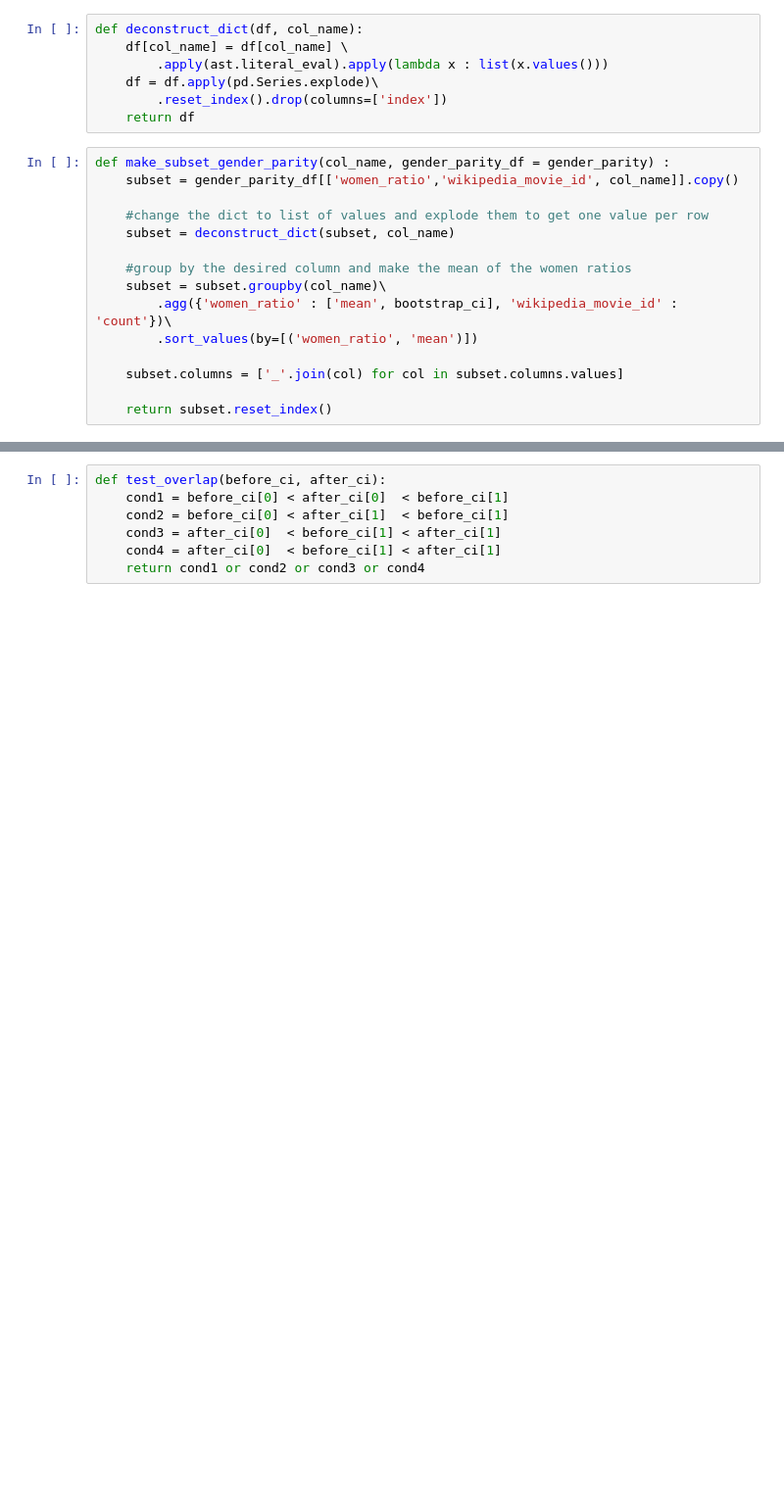
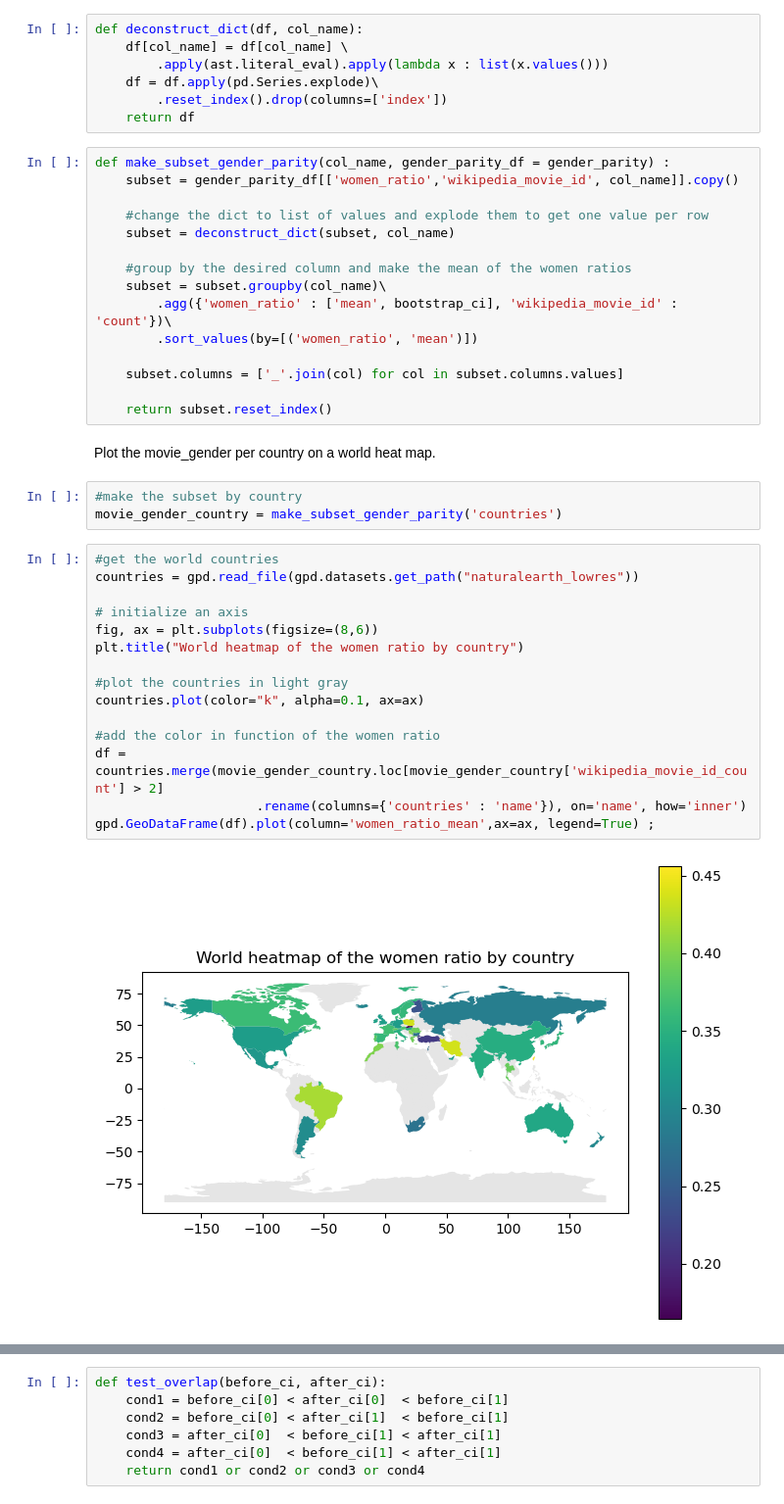
Before and after one commit to epfl-ada/ada-2022-project-teamrefuge2000, a Jupyter notebook: src/milestone_3.ipynb, the cells around one changed output, grey strips where cells are left out. Shown at 98% size. Drawn from its saved outputs; the diff is of its cells as text; blank space fills up the shorter version.

```diff
--- a/src/milestone_3.ipynb
+++ b/src/milestone_3.ipynb
@@ -101,3 +115,25 @@ def make_subset_gender_parity(col_name, gender_parity_df = gender_parity) :
     subset.columns = ['_'.join(col) for col in subset.columns.values]
 
     return subset.reset_index()
+# %% [markdown]
+Plot the movie_gender per country on a world heat map.
+# %%
+#make the subset by country
+movie_gender_country = make_subset_gender_parity('countries')
+# %%
+#get the world countries
+countries = gpd.read_file(gpd.datasets.get_path("naturalearth_lowres"))
+
+# initialize an axis
+fig, ax = plt.subplots(figsize=(8,6))
+plt.title("World heatmap of the women ratio by country")
+
+#plot the countries in light gray
+countries.plot(color="k", alpha=0.1, ax=ax)
+
+#add the color in function of the women ratio
+df = countries.merge(movie_gender_country.loc[movie_gender_country['wikipedia_movie_id_count'] > 2]
+                     .rename(columns={'countries' : 'name'}), on='name', how='inner')
+gpd.GeoDataFrame(df).plot(column='women_ratio_mean',ax=ax, legend=True) ;
+# %% [output]
+[figure, added]
```
Also changed, not shown: parts of 118 cells of this notebook, 1 other file.
